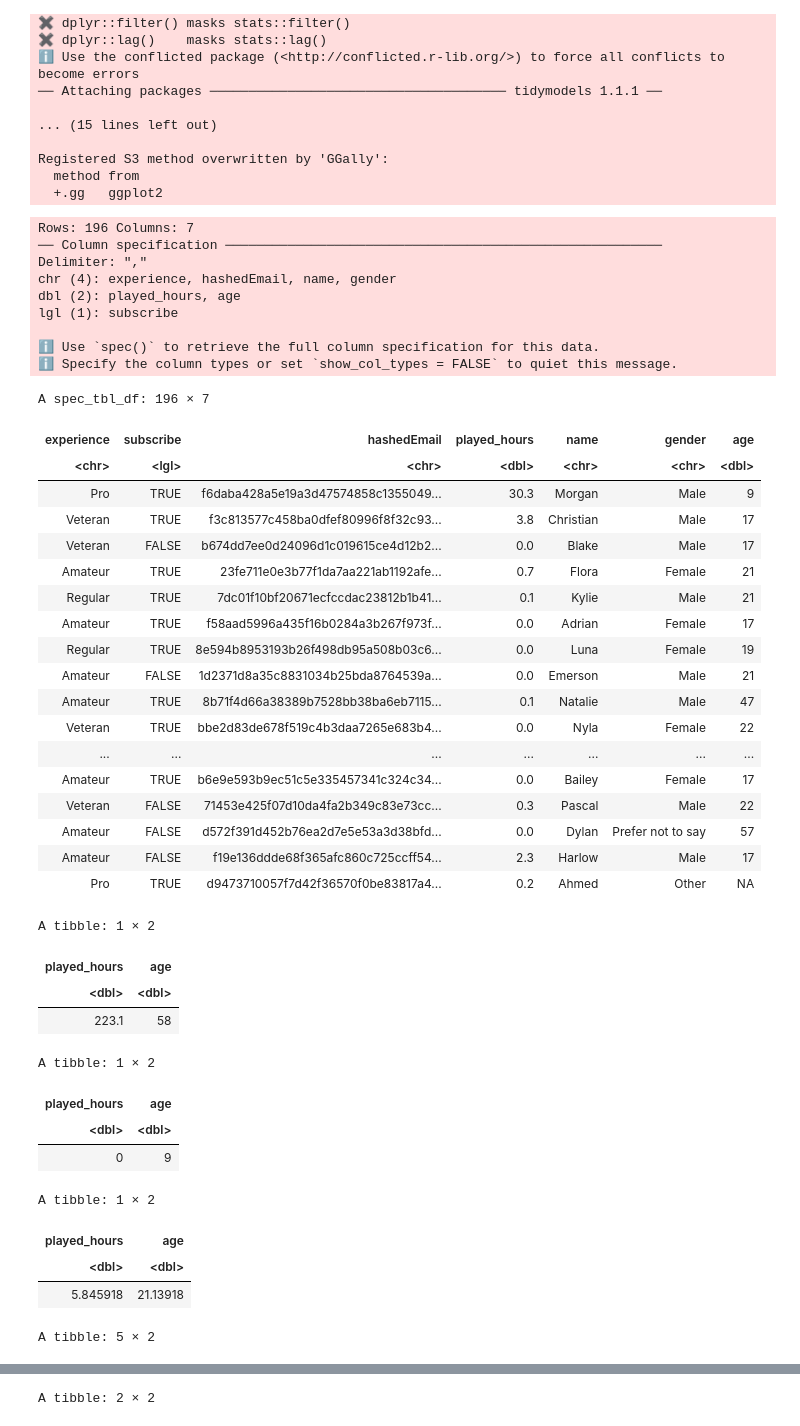
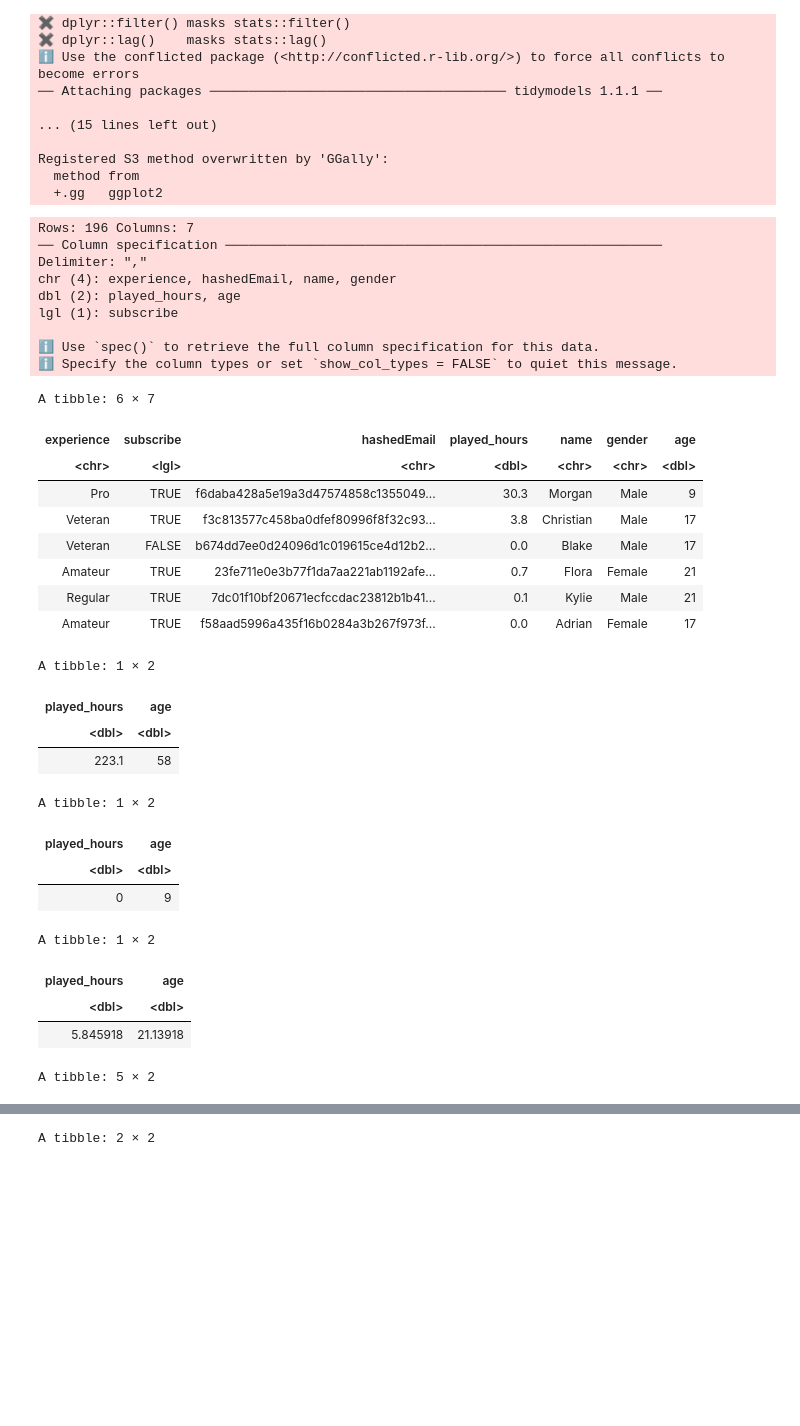
Before and after one commit to garyzhang25/DSCI-100-Group-Project, a Jupyter notebook: group_dsci.ipynb, the cells around one changed output, grey strips where cells are left out. Drawn from its saved outputs; the diff is of its cells as text; code cells hidden in the pictures; blank space fills up the shorter version.

```diff
--- a/group_dsci.ipynb
+++ b/group_dsci.ipynb
@@ -31,11 +38,13 @@ Registered S3 method overwritten by 'GGally':
   method from
   +.gg   ggplot2
 # %%
+#read in players dataset
 url<-"https://raw.githubusercontent.com/garyzhang25/DSI-100-Individual-Project/refs/heads/main/players.csv"
 download.file(url, "players.csv")
 players_data<-read_csv("players.csv")
-players_data
+head(players_data)
 
+# max, min, mean of hours spent in game and the age
 players_max<-players_data |>
 select(played_hours, age) |>
 map_df(max, na.rm=TRUE)
@@ -51,52 +60,45 @@ select(played_hours, age) |>
 map_df(mean, na.rm=TRUE)
 players_mean
 
+# Each experience level and their count
 players_experience_count<-players_data |>
 group_by(experience) |>
 summarize(count=n()) |>
 arrange(by=desc(count))
 players_experience_count
 
+# Proportion of subscribers
 players_sub_count<- players_data |>
 group_by(subscribe) |>
 summarize(count=n()) |>
 arrange(by=desc(count))
 players_sub_count
 
+#genders and count
 players_gender_count<- players_data |>
 group_by(gender) |>
 summarize(count=n()) |>
 arrange(by=desc(count))
 players_gender_count
 # %% [output]
 Rows: 196 Columns: 7
 ── Column specification ────────────────────────────────────────────────────────
 Delimiter: ","
 chr (4): experience, hashedEmail, name, gender
 dbl (2): played_hours, age
 lgl (1): subscribe
 
 ℹ Use `spec()` to retrieve the full column specification for this data.
 ℹ Specify the column types or set `show_col_types = FALSE` to quiet this message.
-A spec_tbl_df: 196 × 7
+A tibble: 6 × 7
 | experience | subscribe | hashedEmail | played_hours | name | gender | age |
 | <chr> | <lgl> | <chr> | <dbl> | <chr> | <chr> | <dbl> |
 | Pro | TRUE | f6daba428a5e19a3d47574858c1355049... | 30.3 | Morgan | Male | 9 |
 | Veteran | TRUE | f3c813577c458ba0dfef80996f8f32c93... | 3.8 | Christian | Male | 17 |
 | Veteran | FALSE | b674dd7ee0d24096d1c019615ce4d12b2... | 0.0 | Blake | Male | 17 |
 | Amateur | TRUE | 23fe711e0e3b77f1da7aa221ab1192afe... | 0.7 | Flora | Female | 21 |
 | Regular | TRUE | 7dc01f10bf20671ecfccdac23812b1b41... | 0.1 | Kylie | Male | 21 |
 | Amateur | TRUE | f58aad5996a435f16b0284a3b267f973f... | 0.0 | Adrian | Female | 17 |
-| Regular | TRUE | 8e594b8953193b26f498db95a508b03c6... | 0.0 | Luna | Female | 19 |
-| Amateur | FALSE | 1d2371d8a35c8831034b25bda8764539a... | 0.0 | Emerson | Male | 21 |
-| Amateur | TRUE | 8b71f4d66a38389b7528bb38ba6eb7115... | 0.1 | Natalie | Male | 47 |
-| Veteran | TRUE | bbe2d83de678f519c4b3daa7265e683b4... | 0.0 | Nyla | Female | 22 |
-| ... | ... | ... | ... | ... | ... | ... |
-| Amateur | TRUE | b6e9e593b9ec51c5e335457341c324c34... | 0.0 | Bailey | Female | 17 |
-| Veteran | FALSE | 71453e425f07d10da4fa2b349c83e73cc... | 0.3 | Pascal | Male | 22 |
-| Amateur | FALSE | d572f391d452b76ea2d7e5e53a3d38bfd... | 0.0 | Dylan | Prefer not to say | 57 |
-| Amateur | FALSE | f19e136ddde68f365afc860c725ccff54... | 2.3 | Harlow | Male | 17 |
-| Pro | TRUE | d9473710057f7d42f36570f0be83817a4... | 0.2 | Ahmed | Other | NA |
 A tibble: 1 × 2
 | played_hours | age |
 | <dbl> | <dbl> |
```
Also changed, not shown: parts of 4 cells of this notebook.
